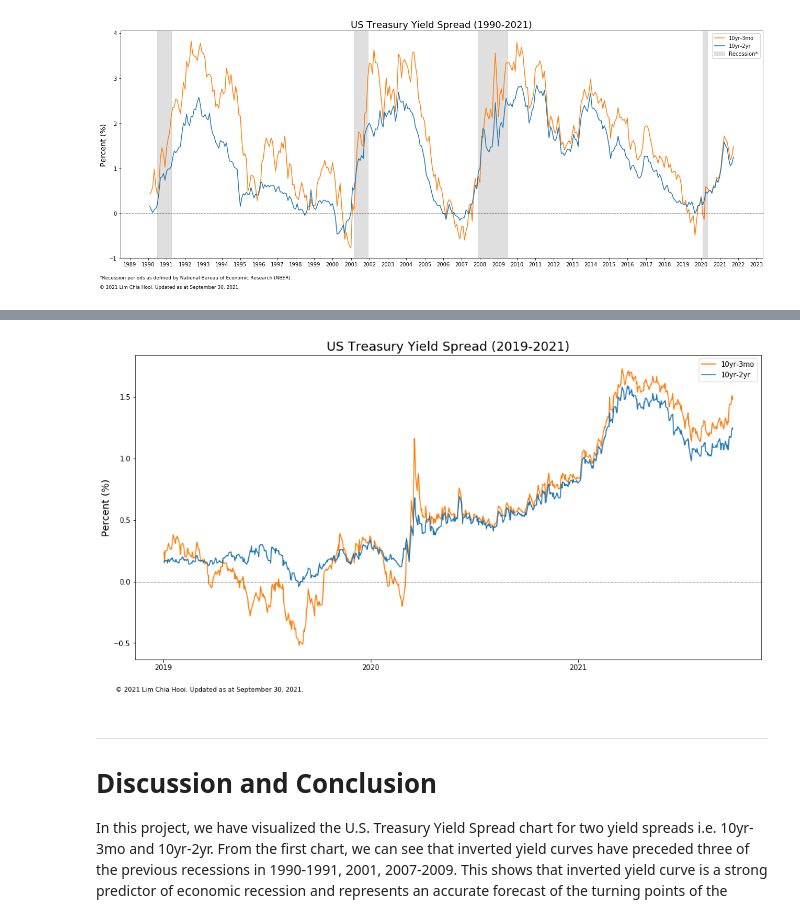
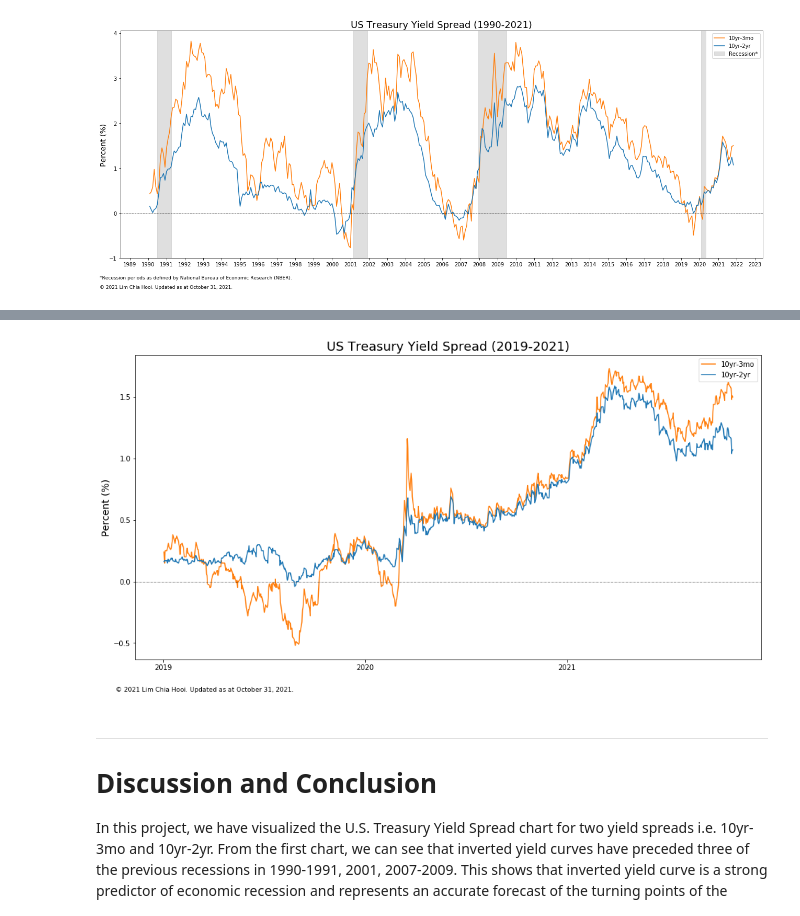
Before and after one commit to limchiahooi/us-treasury-yield-spread, a Jupyter notebook: us-treasury-yield-spread.ipynb, the cells around one changed output, grey strips where cells are left out. Saved outputs shown, nothing was run; the diff lists cells and outputs as text; code cells hidden in the pictures.

```diff
--- a/us-treasury-yield-spread.ipynb
+++ b/us-treasury-yield-spread.ipynb
@@ -387,35 +387,35 @@ plt.plot(df["10yr-2yr"][-ys_2019:], label="10yr-2yr", color="#1f77b4")
 years = mdates.YearLocator()   # every year
 # months = mdates.MonthLocator()  # every month
 
 # define the date format
 myFmt = mdates.DateFormatter("%Y")   # 2019
 # myFmt = mdates.DateFormatter("%Y-%m")   # 2019-01
 
 # tell matplotlib to use the format specified above
 # ax.xaxis.set_major_locator(months)
 ax.xaxis.set_major_locator(years)
 ax.xaxis.set_major_formatter(myFmt);
 
 # plot a horizontal line at y=0
 plt.axhline(y=0, color="black", linestyle="-.", linewidth=0.5)
 
 # set the limit of y and x axis
 # plt.ylim(-0.2, 0.5)
 # plt.xlim([datetime.date(2018, 12, 1), datetime.date(2019, 6, 1)])
 
 # set title and fontsize
 plt.title("US Treasury Yield Spread (2019-2021)", fontsize=18)
 
 # add text as footnote
-plt.figtext(0.1, 0.045, "© 2021 Lim Chia Hooi. Updated as at September 30, 2021.", color="k", fontsize=9)
+plt.figtext(0.1, 0.045, "© 2021 Lim Chia Hooi. Updated as at October 31, 2021.", color="k", fontsize=9)
 
 # show legend
 plt.legend()
 # plt.grid()
 plt.savefig("us_treasury_yield_spread_2019.png")
 plt.show()
 # %% [output]
-[figure, old version]
+[figure, new version]
 # %% [markdown]
 ---
 # <a name="conclusion">Discussion and Conclusion</a>
```
Also changed, not shown: parts of 10 cells of this notebook, 3 other files.
